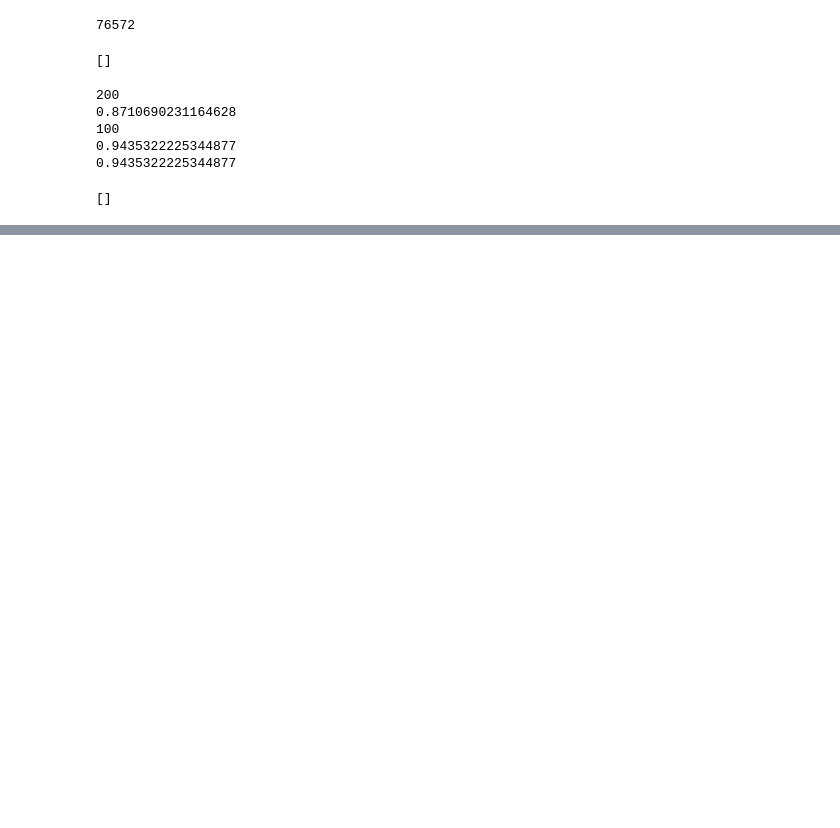
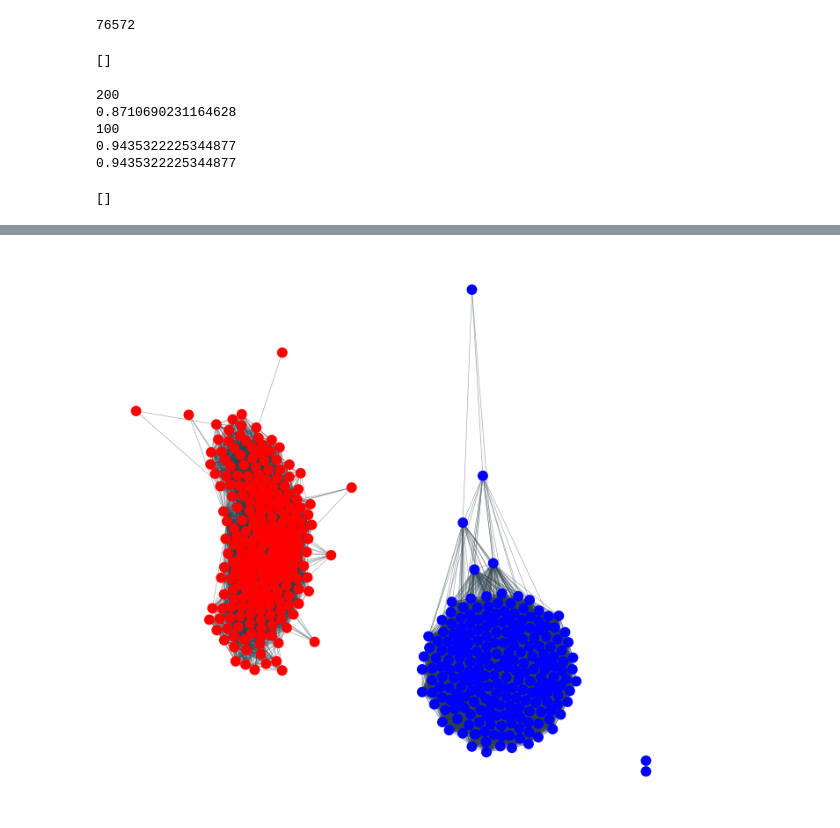
Before and after one commit to Lukas1930/Polarization, a Jupyter notebook: Network-Construction.ipynb, the cells around one changed output, grey strips where cells are left out. Cells and saved outputs as stored; diff of their text form; code cells hidden in the pictures; blank space fills up the shorter version.

```diff
--- a/Network-Construction.ipynb
+++ b/Network-Construction.ipynb
@@ -81,14 +83,14 @@ for idx, row in D_data.iterrows():
     else:
         PAV[row['aktørid']].append((row['afstemningid'],row['typeid_x']))
 
-"""
+
 PAVP = {}          #<<-------------- Person, Afstemning, Vote, Party
 for idx, row in D_data.iterrows():
     if row['aktørid'] not in PAVP:
         PAVP[row['aktørid']] = [(row['afstemningid'],row['typeid_x'],row['party'],row['navn'])]
     else:
         PAVP[row['aktørid']].append((row['afstemningid'],row['typeid_x'],row['party'],row['navn']))
- """
+
 #dict of parties with memberid as values
 
 PP = {}          #<<-------------- Party, Person
@@ -133,7 +154,7 @@ for idx, row in USA_data.iterrows():
         else:
             U_PAV[row['icpsr']].append((row['rollnumber'],row['cast_code']))
 
-"""
+
 U_PAVP = {}          #<<-------------- Person, Afstemning, Vote, Party
 for idx, row in USA_data.iterrows():
     if row['congress'] == 118:
@@ -141,7 +162,7 @@ for idx, row in USA_data.iterrows():
             U_PAVP[row['icpsr']] = [(row['rollnumber'],row['cast_code'],row['party_code'])]
         else:
             U_PAVP[row['icpsr']].append((row['rollnumber'],row['cast_code'],row['party_code']))
- """
+
 #dict of parties with memberid as values
 
 U_PP = {}          #<<-------------- Party, Person
@@ -169,0 +194,37 @@ list_of_dangle
+# %%
+# Create node to community mapping based on party codes
+node_to_community = {}
+party_to_community = {
+    100: 0,  # Democrat
+    200: 1,  # Republican
+    328: 2,  # Independent
+}
+
+for icpsr in U_PAVP:
+    party_code = U_PAVP[icpsr][0][2]  # Get party code from first vote
+    node_to_community[icpsr] = party_to_community.get(party_code, 3)  # Default 3 for other parties
+
+# Color mapping
+community_to_color = {
+    0: 'blue',      # Democrats
+    1: 'red',       # Republicans
+    2: 'green',     # Independents
+    3: 'gray'       # Others
+}
+node_color = {node: community_to_color[community_id]
+              for node, community_id in node_to_community.items()}
+# %%
+# Visualization
+fig, ax = plt.subplots(figsize=(12, 8))
+Graph(G_USA,
+      node_color=node_color,
+      node_edge_width=0,
+      node_size=1,
+      edge_width=0.1,
+      edge_alpha=0.5,
+      node_layout='community',
+      node_layout_kwargs=dict(node_to_community=node_to_community),
+      ax=ax)
+plt.show()
+# %% [output]
+[figure, added]
```
Also changed, not shown: parts of 7 cells of this notebook.
